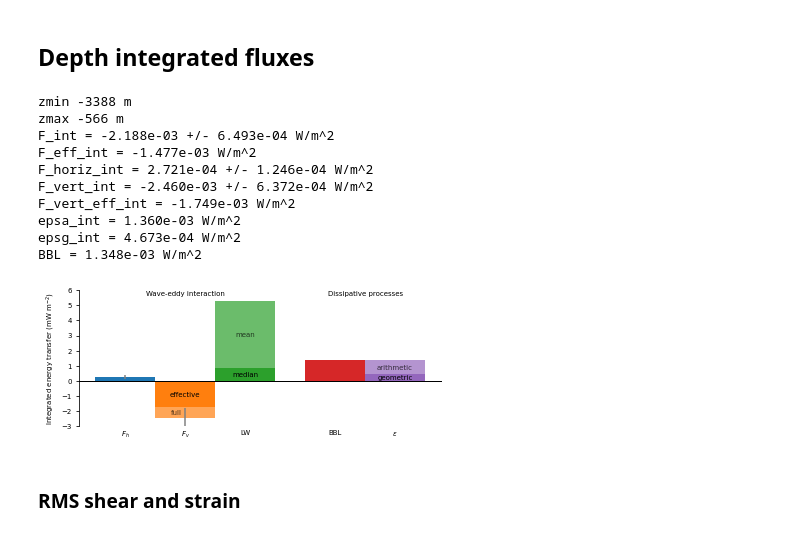
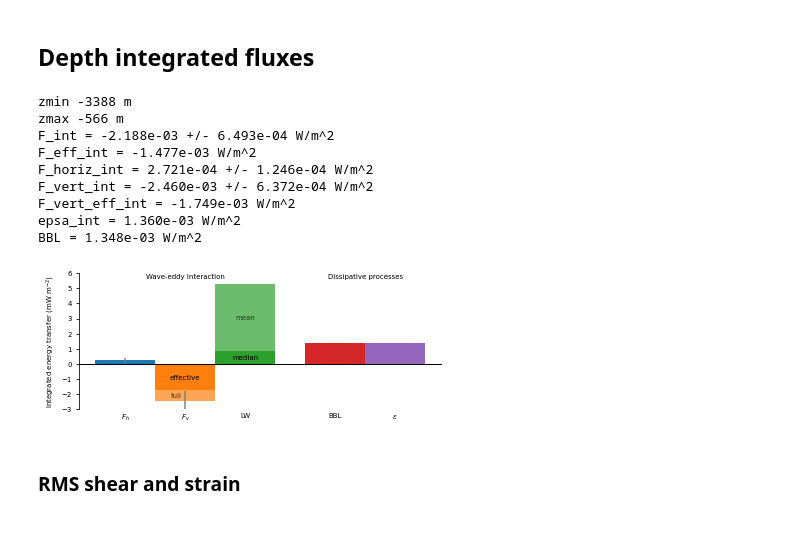
Before and after one commit to jessecusack/DIMES_eddy_wave_interactions, a Jupyter notebook: code/total_energy_flux.ipynb, the cells around one changed output. Cells and saved outputs as stored; diff of their text form; code cells hidden in the pictures.

Commit message:
update figure

```diff
--- a/code/total_energy_flux.ipynb
+++ b/code/total_energy_flux.ipynb
@@ -200,7 +200,7 @@ use = (VMP.z[:, 0] > zmin) & (VMP.z[:, 0] < zmax)
 
 zvmp = VMP.z[use, 0]
 epsam = np.nanmean(VMP.eps[use, :], axis=1)
-epsgm = cfs.nangmean(VMP.eps[use, :], axis=1)
+# epsgm = cfs.nangmean(VMP.eps[use, :], axis=1)
 
 F_total = m.F_total.mean(axis=0)
 F_total_eff = (m.F_vert_alt + m.F_horiz).mean(axis=0)
@@ -212,7 +212,7 @@ F_horiz_int = -g0 * np.trapz(m.F_horiz.mean(axis=0), z)
 F_vert_int = -g0 * np.trapz(m.F_vert.mean(axis=0), z)
 F_vert_eff_int = -g0 * np.trapz(m.F_vert_alt.mean(axis=0), z)
 epsa_int = -g0 * np.trapz(epsam, zvmp)
-epsg_int = -g0 * np.trapz(epsgm, zvmp)
+# # epsg_int = -g0 * np.trapz(epsgm, zvmp)
 
 # Error on integrals.
 Fhierr = 1.96 * g0 * utils.etrapz(utils.emean(m.errF_horiz, axis=0), z)
@@ -228,7 +228,7 @@ print("F_horiz_int = {:1.3e} +/- {:1.3e} W/m^2".format(F_horiz_int, Fhierr))
 print("F_vert_int = {:1.3e} +/- {:1.3e} W/m^2".format(F_vert_int, Fvierr))
 print("F_vert_eff_int = {:1.3e} W/m^2".format(F_vert_eff_int))
 print("epsa_int = {:1.3e} W/m^2".format(epsa_int))
-print("epsg_int = {:1.3e} W/m^2".format(epsg_int))
+# print("epsg_int = {:1.3e} W/m^2".format(epsg_int))
 # print('BBL_lo = {:1.3e} W/m^2'.format(BBL_lo))
 # print('BBL_hi = {:1.3e} W/m^2'.format(BBL_hi))
 print("BBL = {:1.3e} W/m^2".format(BBL))
@@ -253,8 +253,8 @@ ax.bar(2, 0.86, width, color="C2")  # Anual median
 
 ax.bar(3.5, c * BBL, width, color="C3")
 
-ax.bar(4.5, c * epsa_int, width, color="C4", alpha=0.7)
-ax.bar(4.5, c * epsg_int, width, color="C4")
+ax.bar(4.5, c * epsa_int, width, color="C4")  #, alpha=0.7)
+# ax.bar(4.5, c * epsg_int, width, color="C4")
 
 text_kwargs = {"ha": "center", "va": "center"}
 
@@ -269,48 +269,47 @@ ax.annotate("mean", (2, 0.86 + 0.5 * (5.3 - 0.86)), **text_kwargs, alpha=0.7)
 ax.annotate("median", (2, 0.86 / 2), **text_kwargs)
 # ax.annotate('eddies', (3.5, c*BBL_lo/2), **text_kwargs)
 # ax.annotate('waves', (3.5, c*(BBL_lo + 0.5*BBL_hi)), **text_kwargs, alpha=0.7)
-ax.annotate("geometric", (4.5, c * epsg_int / 2), **text_kwargs)
-ax.annotate(
-    "arithmetic",
-    (4.5, c * (epsg_int + 0.5 * (epsa_int - epsg_int))),
-    **text_kwargs,
-    alpha=0.7
-)
+# ax.annotate("geometric", (4.5, c * epsg_int / 2), **text_kwargs)
+# ax.annotate(
+#     "arithmetic",
+#     (4.5, c * (epsg_int + 0.5 * (epsa_int - epsg_int))),
+#     **text_kwargs,
+#     alpha=0.7
+# )
 
 ax.annotate("Wave-eddy interaction", (1, 5.8), **text_kwargs)
 ax.annotate("Dissipative processes", (4, 5.8), **text_kwargs)
 
 # Annotate horizontal and vertical
 
 ax.set_ylabel("Integrated energy transfer (mW m$^{-2}$)")
 ax.set_xticks([0, 1, 2, 3.5, 4.5])
 ax.set_xticklabels([r"$F_h$", r"$F_v$", "LW", "BBL", r"$\epsilon$"])
 
 if save_figs:
     fig.savefig(
         os.path.join(fsd, "integrated_flux.pdf"),
         bbox_inches="tight",
         pad_inches=0,
         dpi=300,
     )
     fig.savefig(
         os.path.join(fsd, "integrated_flux.png"),
         bbox_inches="tight",
         pad_inches=0,
         dpi=300,
     )
 # %% [output]
 zmin -3388 m
 zmax -566 m
 F_int = -2.188e-03 +/- 6.493e-04 W/m^2
 F_eff_int = -1.477e-03 W/m^2
 F_horiz_int = 2.721e-04 +/- 1.246e-04 W/m^2
 F_vert_int = -2.460e-03 +/- 6.372e-04 W/m^2
 F_vert_eff_int = -1.749e-03 W/m^2
 epsa_int = 1.360e-03 W/m^2
-epsg_int = 4.673e-04 W/m^2
 BBL = 1.348e-03 W/m^2
-[figure, old version]
+[figure, new version]
 # %% [markdown]
 ### RMS shear and strain
 # %%
```
Also changed, not shown: 3 other files.
